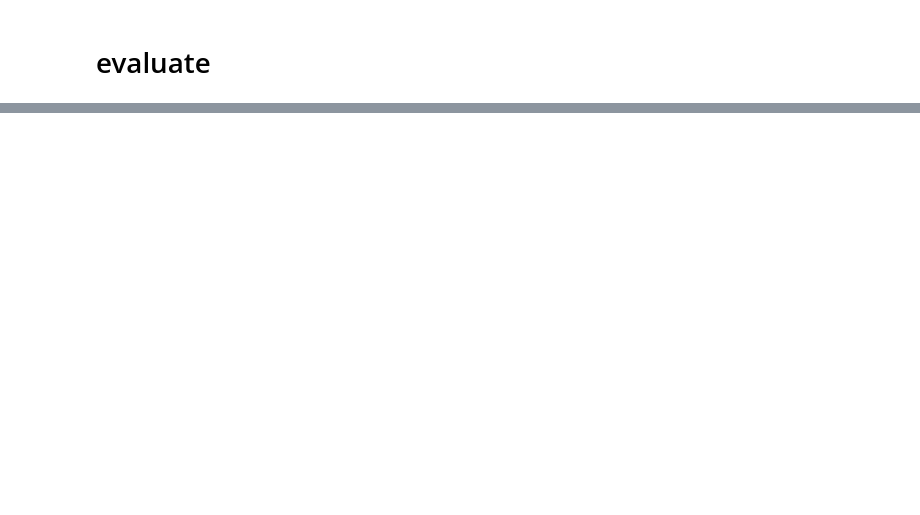
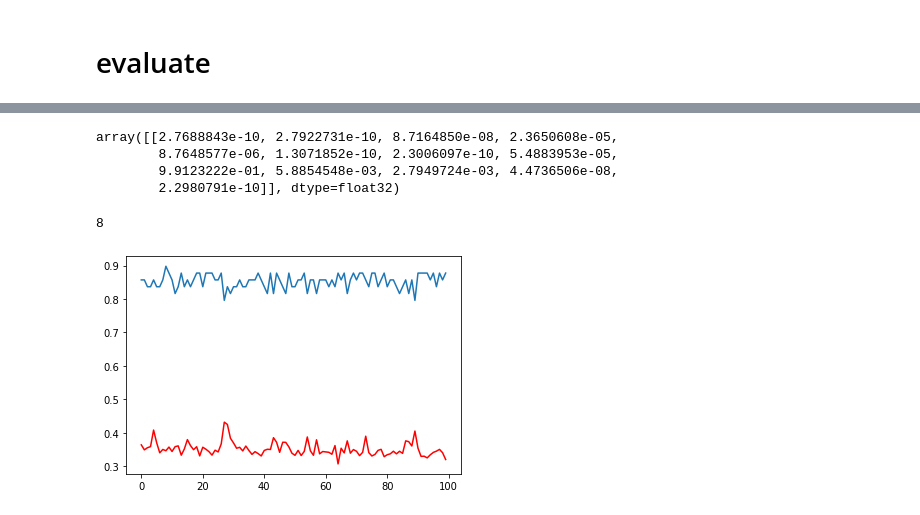
Before and after one commit to junanote/test_deeplearning, a Jupyter notebook: Notescale_LSTM.ipynb, the cells around one changed output, grey strips where cells are left out. Saved outputs shown, nothing was run; the diff lists cells and outputs as text; code cells hidden in the pictures; blank space fills up the shorter version.

```diff
--- a/Notescale_LSTM.ipynb
+++ b/Notescale_LSTM.ipynb
@@ -62,4 +50,4 @@ x_train.shape, #x_train
 # %%
-y_train = datasets[:,3]
+y_train = datasets[:,4]
 y_train.shape,
 # %% [output]
@@ -84,4 +72,4 @@ x_train.shape, x_train[2] # --> tonsorfolw type(tensor)(50,3,1) # 순수한 넘
 # %%
-X_train = np.reshape(x_train, (50, 3, 1))  # 텐서의 모습
+X_train = np.reshape(x_train,(-1, 4, 1)) # tensor
 X_train.shape, X_train[2]
 # %% [output]
@@ -94,12 +83,12 @@ np.unique(y_train)   # 악보.. 계명상 11개, code2idx를보며 13개
 array([ 1,  2,  3,  4,  7,  8,  9, 10, 11])
 # %%
 model = tf.keras.Sequential()
-model.add(tf.keras.Input(shape =(3,1)))
+model.add(tf.keras.Input(shape=(4,1)))
 model.add(tf.keras.layers.LSTM(128)) # input and hidden layer 타임시리즈(batch_sixe, timesteps, input_dim)-->(rows, cols, 1)
 model.add(tf.keras.layers.Dense(13, activation='softmax')) # ouptut layer
 model.compile(optimizer='adam', loss='sparse_categorical_crossentropy', metrics=['acc']) # gadget
 # %% [output]
 WARNING:tensorflow:Please add `keras.layers.InputLayer` instead of `keras.Input` to Sequential model. `keras.Input` is intended to be used by Functional model.
 # %%
-hist = model.fit(X_train, y_train, epochs=2, batch_size=10)
+hist = model.fit(X_train, y_train, epochs=100, batch_size=5)
 # %% [output]
@@ -116,0 +131,8 @@ model.evaluate(X_train, y_train)
+# %%
+ pred = model.predict([[[first],[second],[third],[fourth]]])
+ pred
+# %% [output]
+array([[2.7688843e-10, 2.7922731e-10, 8.7164850e-08, 2.3650608e-05,
+        8.7648577e-06, 1.3071852e-10, 2.3006097e-10, 5.4883953e-05,
+        9.9123222e-01, 5.8854548e-03, 2.7949724e-03, 4.4736506e-08,
+        2.2980791e-10]], dtype=float32)
@@ -116,0 +141,4 @@ model.evaluate(X_train, y_train)
+# %%
+np.argmax(pred)
+# %% [output]
+8
@@ -116,0 +147,6 @@ model.evaluate(X_train, y_train)
+# %%
+plt.plot(hist.history['acc'])
+plt.plot(hist.history['loss'],'r-')
+plt.show()
+# %% [output]
+[figure, added]
```
Also changed, not shown: parts of 16 cells of this notebook.
